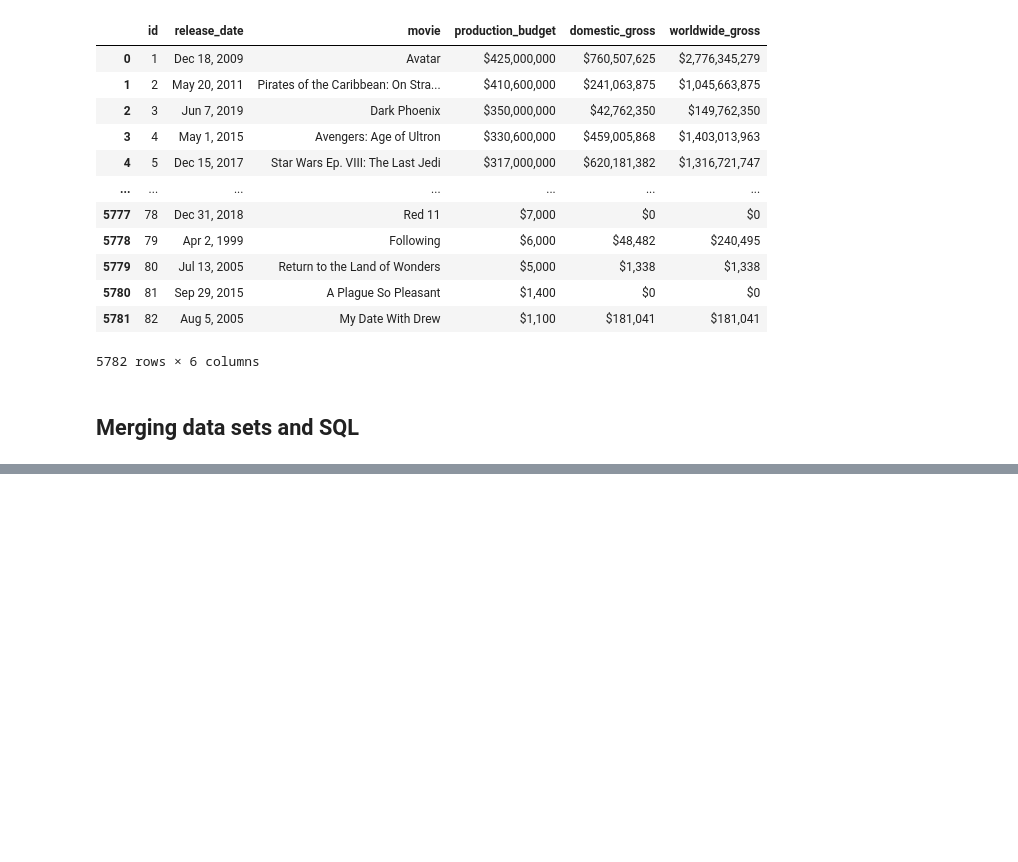
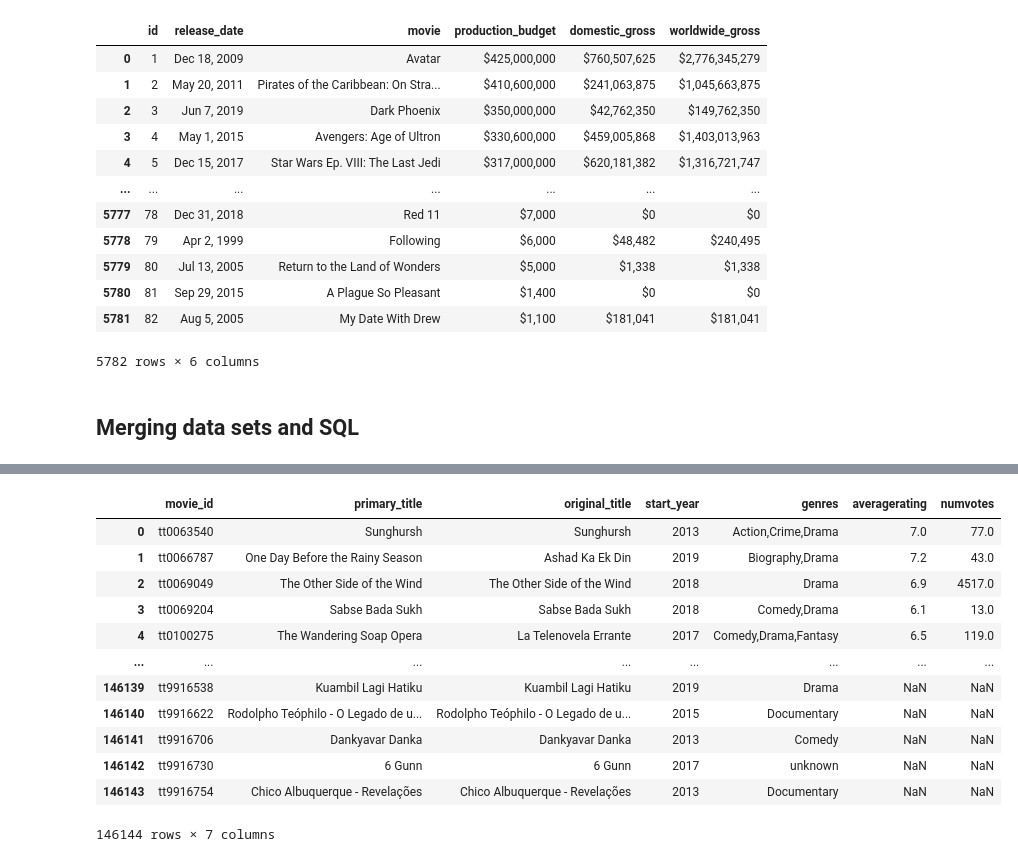
Before and after one commit to fredrickochieng-cell/Group4_Phase2_Project, a Jupyter notebook: Notebooks/hellen.ipynb, the cells around one changed output, grey strips where cells are left out. Cells and saved outputs as stored; diff of their text form; code cells hidden in the pictures; blank space fills up the shorter version.

```diff
--- a/Notebooks/hellen.ipynb
+++ b/Notebooks/hellen.ipynb
@@ -272,0 +325,17 @@ df_tn
+# %%
+imdb_df = movie_basics.merge(movie_ratings, on="movie_id", how="left")
+imdb_df
+# %% [output]
+|  | movie_id | primary_title | original_title | start_year | genres | averagerating | numvotes |
+| 0 | tt0063540 | Sunghursh | Sunghursh | 2013 | Action,Crime,Drama | 7.0 | 77.0 |
+| 1 | tt0066787 | One Day Before the Rainy Season | Ashad Ka Ek Din | 2019 | Biography,Drama | 7.2 | 43.0 |
+| 2 | tt0069049 | The Other Side of the Wind | The Other Side of the Wind | 2018 | Drama | 6.9 | 4517.0 |
+| 3 | tt0069204 | Sabse Bada Sukh | Sabse Bada Sukh | 2018 | Comedy,Drama | 6.1 | 13.0 |
+| 4 | tt0100275 | The Wandering Soap Opera | La Telenovela Errante | 2017 | Comedy,Drama,Fantasy | 6.5 | 119.0 |
+| ... | ... | ... | ... | ... | ... | ... | ... |
+| 146139 | tt9916538 | Kuambil Lagi Hatiku | Kuambil Lagi Hatiku | 2019 | Drama | NaN | NaN |
+| 146140 | tt9916622 | Rodolpho Teóphilo - O Legado de u... | Rodolpho Teóphilo - O Legado de u... | 2015 | Documentary | NaN | NaN |
+| 146141 | tt9916706 | Dankyavar Danka | Dankyavar Danka | 2013 | Comedy | NaN | NaN |
+| 146142 | tt9916730 | 6 Gunn | 6 Gunn | 2017 | unknown | NaN | NaN |
+| 146143 | tt9916754 | Chico Albuquerque - Revelações | Chico Albuquerque - Revelações | 2013 | Documentary | NaN | NaN |
+146144 rows × 7 columns
```
Also changed, not shown: parts of 13 cells of this notebook.
